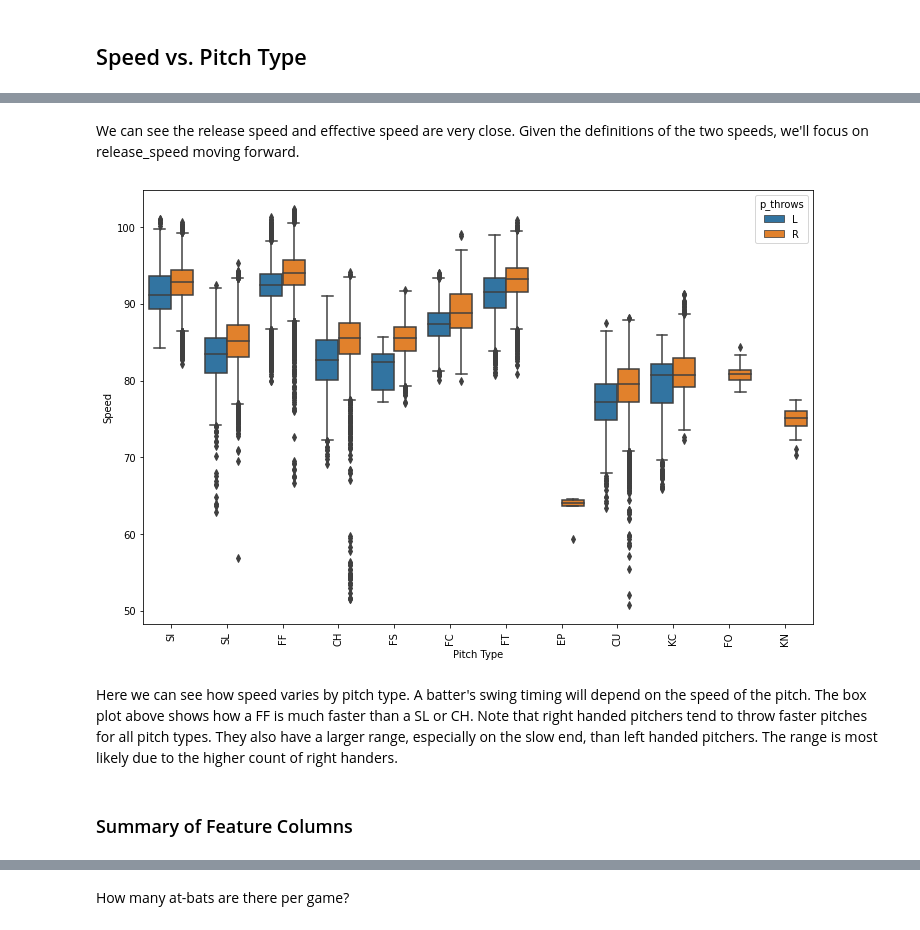
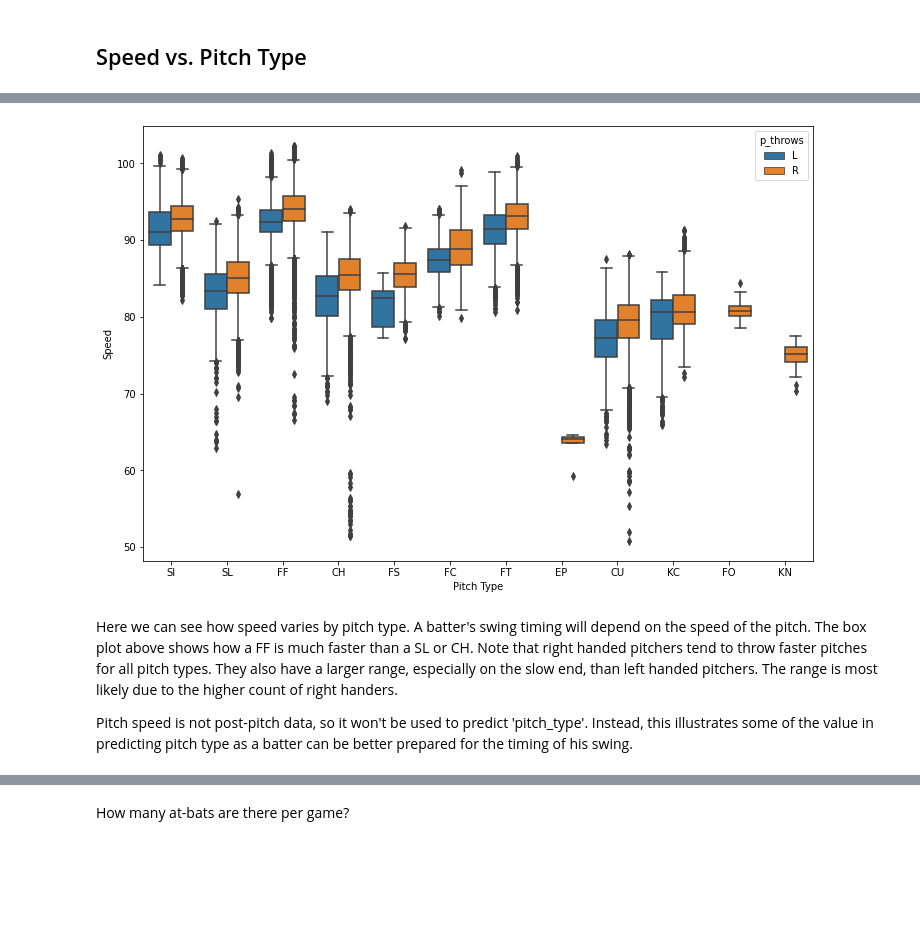
Before and after one commit to lligon4/Capstone2_Project, a Jupyter notebook: CS2_Exploratory_Data_Analysis.ipynb, the cells around one changed output, grey strips where cells are left out. Saved outputs shown, nothing was run; the diff lists cells and outputs as text; code cells hidden in the pictures; blank space fills up the shorter version.

Commit message:
Starting data transformation

```diff
--- a/CS2_Exploratory_Data_Analysis.ipynb
+++ b/CS2_Exploratory_Data_Analysis.ipynb
@@ -46,0 +258,2 @@ memory usage: 53.2+ MB
+# %%
+data.drop(columns=['release_pos_x', 'release_pos_z', 'effective_speed'], inplace=True)
@@ -46,0 +276,2 @@ memory usage: 53.2+ MB
+# %%
+data.drop(columns=['fielder_2.1', 'pitcher.1'], inplace=True)
@@ -46,0 +303,4 @@ memory usage: 53.2+ MB
+# %%
+data.drop(columns=['hit_location', 'zone', 'pfx_x', 'pfx_z', 'plate_x', 'plate_z', 'hc_x', 'hc_y', 'vx0', 'vy0', 'vz0',
+                   'ax', 'ay', 'az', 'sz_top', 'sz_bot', 'hit_distance_sc', 'launch_speed', 'launch_angle',
+                   'release_spin_rate', 'release_extension', 'release_pos_y', 'launch_speed_angle'], inplace=True)
@@ -46,0 +310,2 @@ memory usage: 53.2+ MB
+# %%
+data.drop(columns=['post_away_score', 'post_home_score', 'post_bat_score', 'post_fld_score'], inplace=True)
@@ -153,14 +402,12 @@ Name: effective_speed, dtype: float64
-# %% [markdown]
-We can see the release speed and effective speed are very close. Given the definitions of the two speeds, we'll focus on release_speed moving forward.
 # %%
 plt.subplots(figsize=(12, 8))
 sns.boxplot(x='pitch_type', y='release_speed', hue='p_throws', data=data)
-plt.xticks(rotation='vertical')
+plt.xticks(rotation='horizontal')
 plt.ylabel('Speed')
 plt.xlabel('Pitch Type');
 # %% [output]
-[figure, old version]
+[figure, new version]
 # %% [markdown]
 Here we can see how speed varies by pitch type. A batter's swing timing will depend on the speed of the pitch. The box plot above shows how a FF is much faster than a SL or CH. Note that right handed pitchers tend to throw faster pitches for all pitch types. They also have a larger range, especially on the slow end, than left handed pitchers. The range is most likely due to the higher count of right handers.
+
+Pitch speed is not post-pitch data, so it won't be used to predict 'pitch_type'. Instead, this illustrates some of the value in predicting pitch type as a batter can be better prepared for the timing of his swing.
-# %% [markdown]
-### Summary of Feature Columns
```
Also changed, not shown: parts of 87 cells of this notebook.
